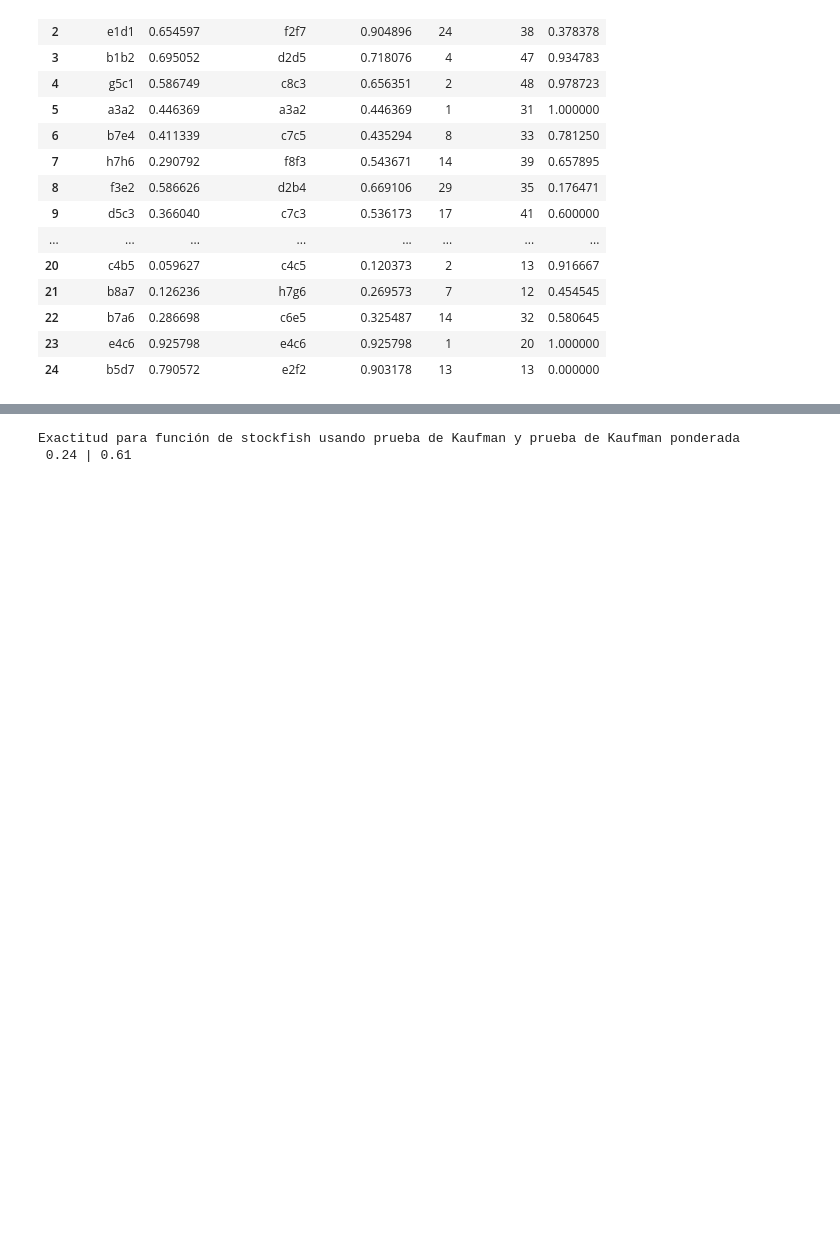
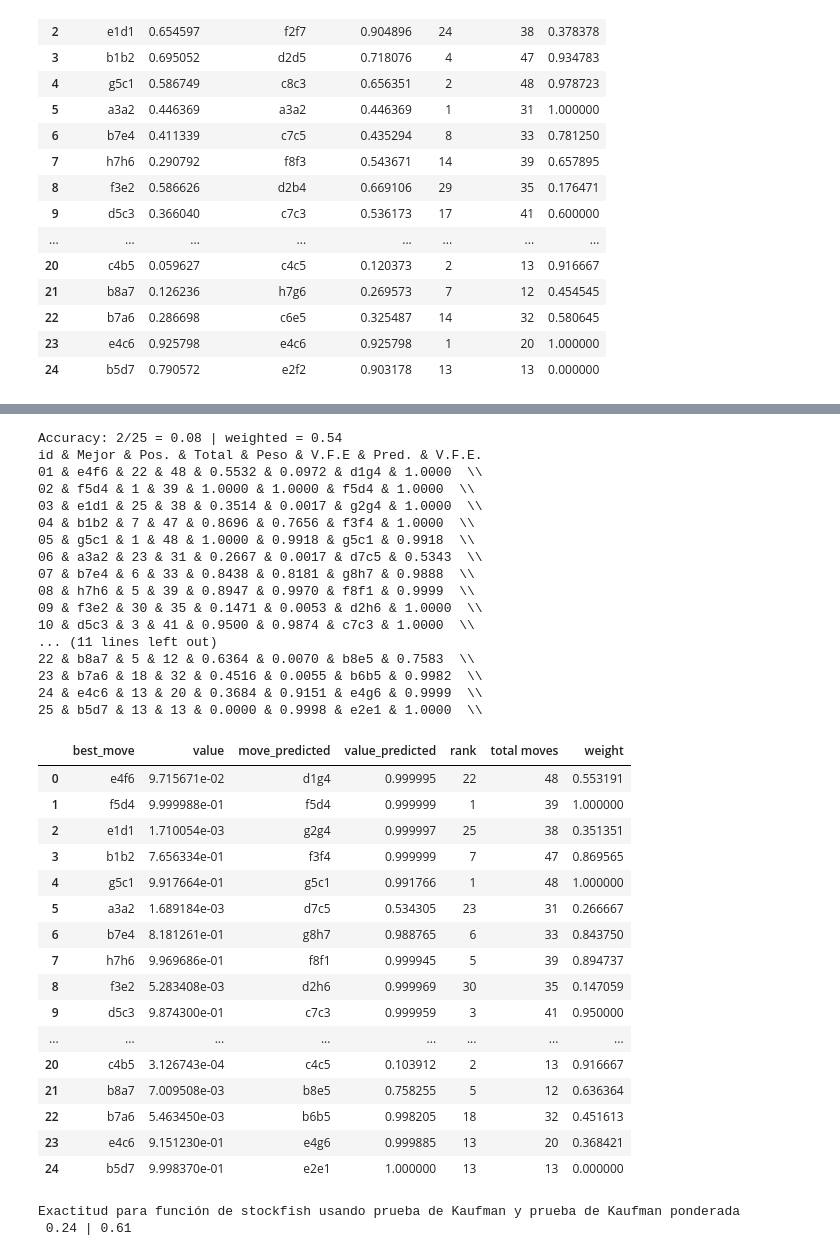
Before and after one commit to HectorJuarezL/chesslab-old, a Jupyter notebook: examples/AgentTestTorch.ipynb, the cells around one changed output, grey strips where cells are left out. Drawn from its saved outputs; the diff is of its cells as text; code cells hidden in the pictures; blank space fills up the shorter version.

```diff
--- a/examples/AgentTestTorch.ipynb
+++ b/examples/AgentTestTorch.ipynb
@@ -192,3 +338,45 @@ device: cuda
+# %%
+acc,acc_w,data = kaufman_test(deepbot,details=1)
+print('Accuracy: {:.0f}/25 = {} | weighted = {:.2}'.format(acc*25,acc,acc_w))
+print('id & Mejor & Pos. & Total & Peso & V.F.E & Pred. & V.F.E. ')
+for i,(best_move,value,move_predicted,value_predicted,rank,tot,weight) in enumerate(data):
+    print('{:02d} & {} & {} & {} & {:.4f} & {:.4f} & {} & {:.4f}  \\\\'.format(i+1,best_move,rank,tot,weight,value,move_predicted,value_predicted))
+pd.DataFrame(data,columns=["best_move","value","move_predicted","value_predicted","rank","total moves","weight"])
+# %% [output]
+Accuracy: 2/25 = 0.08 | weighted = 0.54
+id & Mejor & Pos. & Total & Peso & V.F.E & Pred. & V.F.E.
+01 & e4f6 & 22 & 48 & 0.5532 & 0.0972 & d1g4 & 1.0000  \\
+02 & f5d4 & 1 & 39 & 1.0000 & 1.0000 & f5d4 & 1.0000  \\
+03 & e1d1 & 25 & 38 & 0.3514 & 0.0017 & g2g4 & 1.0000  \\
+04 & b1b2 & 7 & 47 & 0.8696 & 0.7656 & f3f4 & 1.0000  \\
+05 & g5c1 & 1 & 48 & 1.0000 & 0.9918 & g5c1 & 0.9918  \\
+06 & a3a2 & 23 & 31 & 0.2667 & 0.0017 & d7c5 & 0.5343  \\
+07 & b7e4 & 6 & 33 & 0.8438 & 0.8181 & g8h7 & 0.9888  \\
+08 & h7h6 & 5 & 39 & 0.8947 & 0.9970 & f8f1 & 0.9999  \\
+09 & f3e2 & 30 & 35 & 0.1471 & 0.0053 & d2h6 & 1.0000  \\
+10 & d5c3 & 3 & 41 & 0.9500 & 0.9874 & c7c3 & 1.0000  \\
+... (11 lines left out)
+22 & b8a7 & 5 & 12 & 0.6364 & 0.0070 & b8e5 & 0.7583  \\
+23 & b7a6 & 18 & 32 & 0.4516 & 0.0055 & b6b5 & 0.9982  \\
+24 & e4c6 & 13 & 20 & 0.3684 & 0.9151 & e4g6 & 0.9999  \\
+25 & b5d7 & 13 & 13 & 0.0000 & 0.9998 & e2e1 & 1.0000  \\
+|  | best_move | value | move_predicted | value_predicted | rank | total moves | weight |
+| 0 | e4f6 | 9.715671e-02 | d1g4 | 0.999995 | 22 | 48 | 0.553191 |
+| 1 | f5d4 | 9.999988e-01 | f5d4 | 0.999999 | 1 | 39 | 1.000000 |
+| 2 | e1d1 | 1.710054e-03 | g2g4 | 0.999997 | 25 | 38 | 0.351351 |
+| 3 | b1b2 | 7.656334e-01 | f3f4 | 0.999999 | 7 | 47 | 0.869565 |
+| 4 | g5c1 | 9.917664e-01 | g5c1 | 0.991766 | 1 | 48 | 1.000000 |
+| 5 | a3a2 | 1.689184e-03 | d7c5 | 0.534305 | 23 | 31 | 0.266667 |
+| 6 | b7e4 | 8.181261e-01 | g8h7 | 0.988765 | 6 | 33 | 0.843750 |
+| 7 | h7h6 | 9.969686e-01 | f8f1 | 0.999945 | 5 | 39 | 0.894737 |
+| 8 | f3e2 | 5.283408e-03 | d2h6 | 0.999969 | 30 | 35 | 0.147059 |
+| 9 | d5c3 | 9.874300e-01 | c7c3 | 0.999959 | 3 | 41 | 0.950000 |
+| ... | ... | ... | ... | ... | ... | ... | ... |
+| 20 | c4b5 | 3.126743e-04 | c4c5 | 0.103912 | 2 | 13 | 0.916667 |
+| 21 | b8a7 | 7.009508e-03 | b8e5 | 0.758255 | 5 | 12 | 0.636364 |
+| 22 | b7a6 | 5.463450e-03 | b6b5 | 0.998205 | 18 | 32 | 0.451613 |
+| 23 | e4c6 | 9.151230e-01 | e4g6 | 0.999885 | 13 | 20 | 0.368421 |
+| 24 | b5d7 | 9.998370e-01 | e2e1 | 1.000000 | 13 | 13 | 0.000000 |
 # %%
 path = 'E:/database/stockfish_14.exe'
 stockfish = s_agent(path)
```
Also changed, not shown: parts of 4 cells of this notebook, 15 other files.
